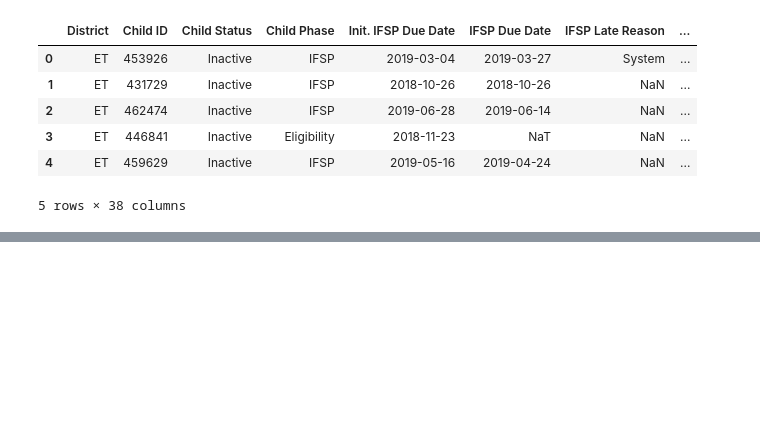
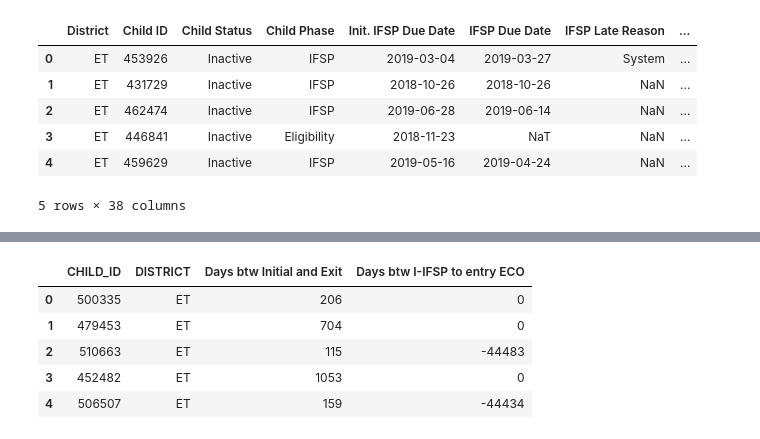
Before and after one commit to NSS-Data-Analytics-Cohort-7/didd-newbalancesonthebloc, a Jupyter notebook: Notebook/newbalancesonthebloc.ipynb, the cells around one changed output, grey strips where cells are left out. Drawn from its saved outputs; the diff is of its cells as text; code cells hidden in the pictures; blank space fills up the shorter version.

```diff
--- a/Notebook/newbalancesonthebloc.ipynb
+++ b/Notebook/newbalancesonthebloc.ipynb
@@ -29,0 +55,11 @@ eco_21_22_data.head()
+# %%
+# change datatype
+eco_21_22_exit = eco_21_22_exit.astype({'CHILD_ID':'int', 'DISTRICT':'str', 'Days btw Initial and Exit':'int', 'Days btw I-IFSP to entry ECO':'int'})
+eco_21_22_exit.head()
+# %% [output]
+|  | CHILD_ID | DISTRICT | Days btw Initial and Exit | Days btw I-IFSP to entry ECO |
+| 0 | 500335 | ET | 206 | 0 |
+| 1 | 479453 | ET | 704 | 0 |
+| 2 | 510663 | ET | 115 | -44483 |
+| 3 | 452482 | ET | 1053 | 0 |
+| 4 | 506507 | ET | 159 | -44434 |
```
Also changed, not shown: parts of 14 cells of this notebook.
